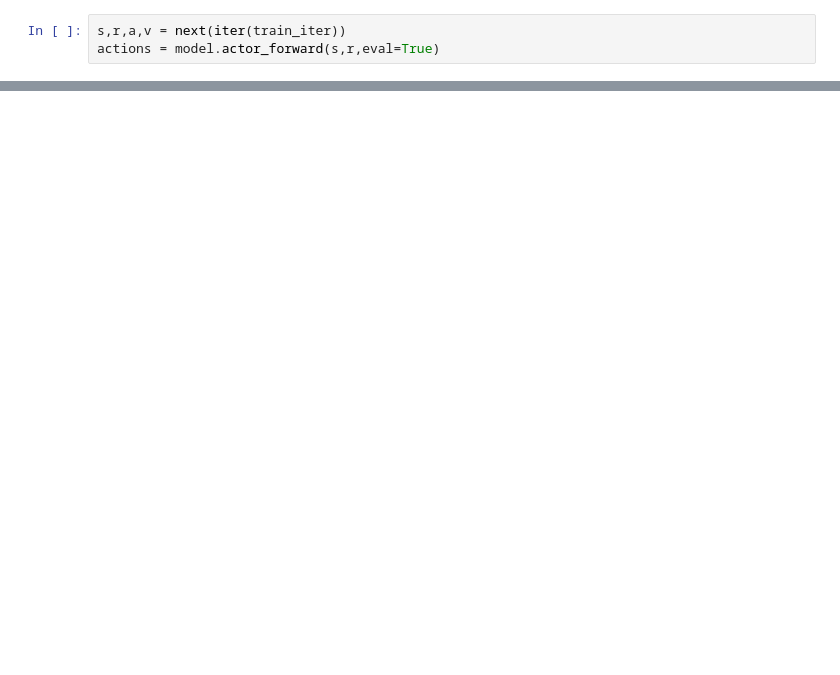
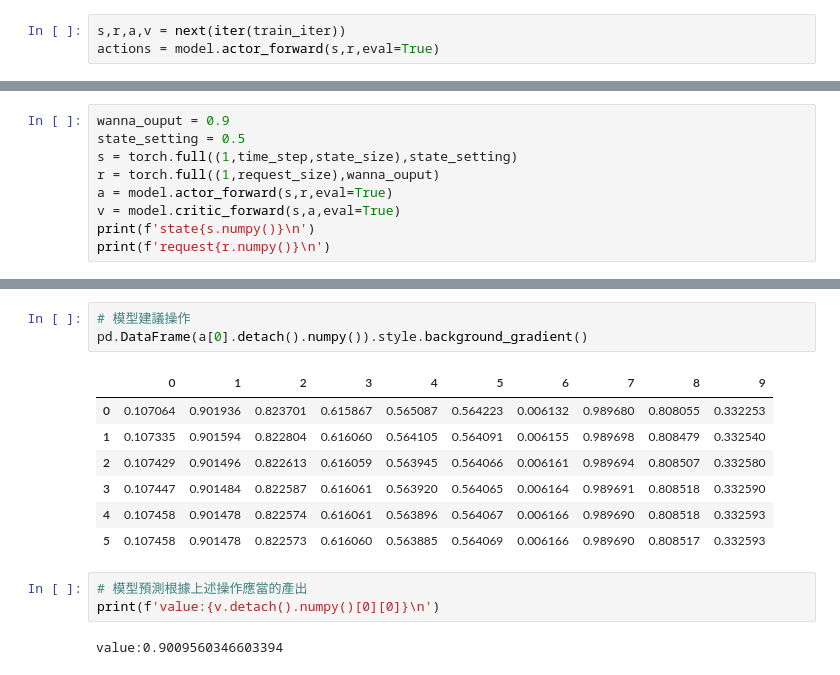
Before and after one commit to skywalker0803r/deep-learning-ian-goodfellow, a Jupyter notebook: offline DDPG general form.ipynb, the cells around one changed output, grey strips where cells are left out. Cells and saved outputs as stored; diff of their text form; blank space fills up the shorter version.

```diff
--- a/offline DDPG general form.ipynb
+++ b/offline DDPG general form.ipynb
@@ -231,0 +261,9 @@ tensor([[0.9998]], grad_fn=<SliceBackward>)
+# %%
+wanna_ouput = 0.9
+state_setting = 0.5
+s = torch.full((1,time_step,state_size),state_setting)
+r = torch.full((1,request_size),wanna_ouput)
+a = model.actor_forward(s,r,eval=True)
+v = model.critic_forward(s,a,eval=True)
+print(f'state{s.numpy()}\n')
+print(f'request{r.numpy()}\n')
@@ -231,0 +279,16 @@ tensor([[0.9998]], grad_fn=<SliceBackward>)
+# %%
+# 模型建議操作
+pd.DataFrame(a[0].detach().numpy()).style.background_gradient()
+# %% [output]
+|  | 0 | 1 | 2 | 3 | 4 | 5 | 6 | 7 | 8 | 9 |
+| 0 | 0.107064 | 0.901936 | 0.823701 | 0.615867 | 0.565087 | 0.564223 | 0.006132 | 0.989680 | 0.808055 | 0.332253 |
+| 1 | 0.107335 | 0.901594 | 0.822804 | 0.616060 | 0.564105 | 0.564091 | 0.006155 | 0.989698 | 0.808479 | 0.332540 |
+| 2 | 0.107429 | 0.901496 | 0.822613 | 0.616059 | 0.563945 | 0.564066 | 0.006161 | 0.989694 | 0.808507 | 0.332580 |
+| 3 | 0.107447 | 0.901484 | 0.822587 | 0.616061 | 0.563920 | 0.564065 | 0.006164 | 0.989691 | 0.808518 | 0.332590 |
+| 4 | 0.107458 | 0.901478 | 0.822574 | 0.616061 | 0.563896 | 0.564067 | 0.006166 | 0.989690 | 0.808518 | 0.332593 |
+| 5 | 0.107458 | 0.901478 | 0.822573 | 0.616060 | 0.563885 | 0.564069 | 0.006166 | 0.989690 | 0.808517 | 0.332593 |
+# %%
+# 模型預測根據上述操作應當的產出
+print(f'value:{v.detach().numpy()[0][0]}\n')
+# %% [output]
+value:0.9009560346603394
```
Also changed, not shown: parts of 8 cells of this notebook.
